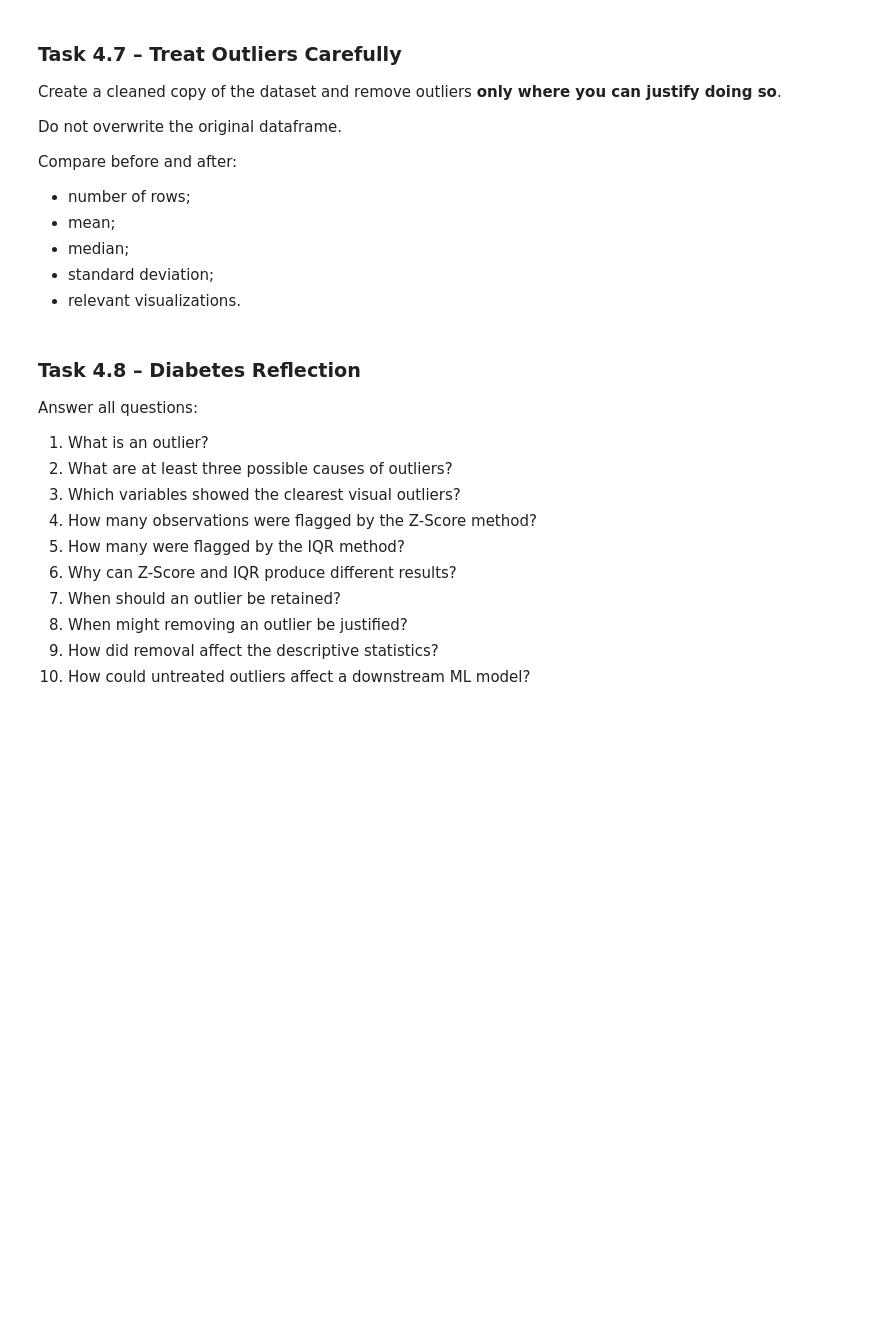
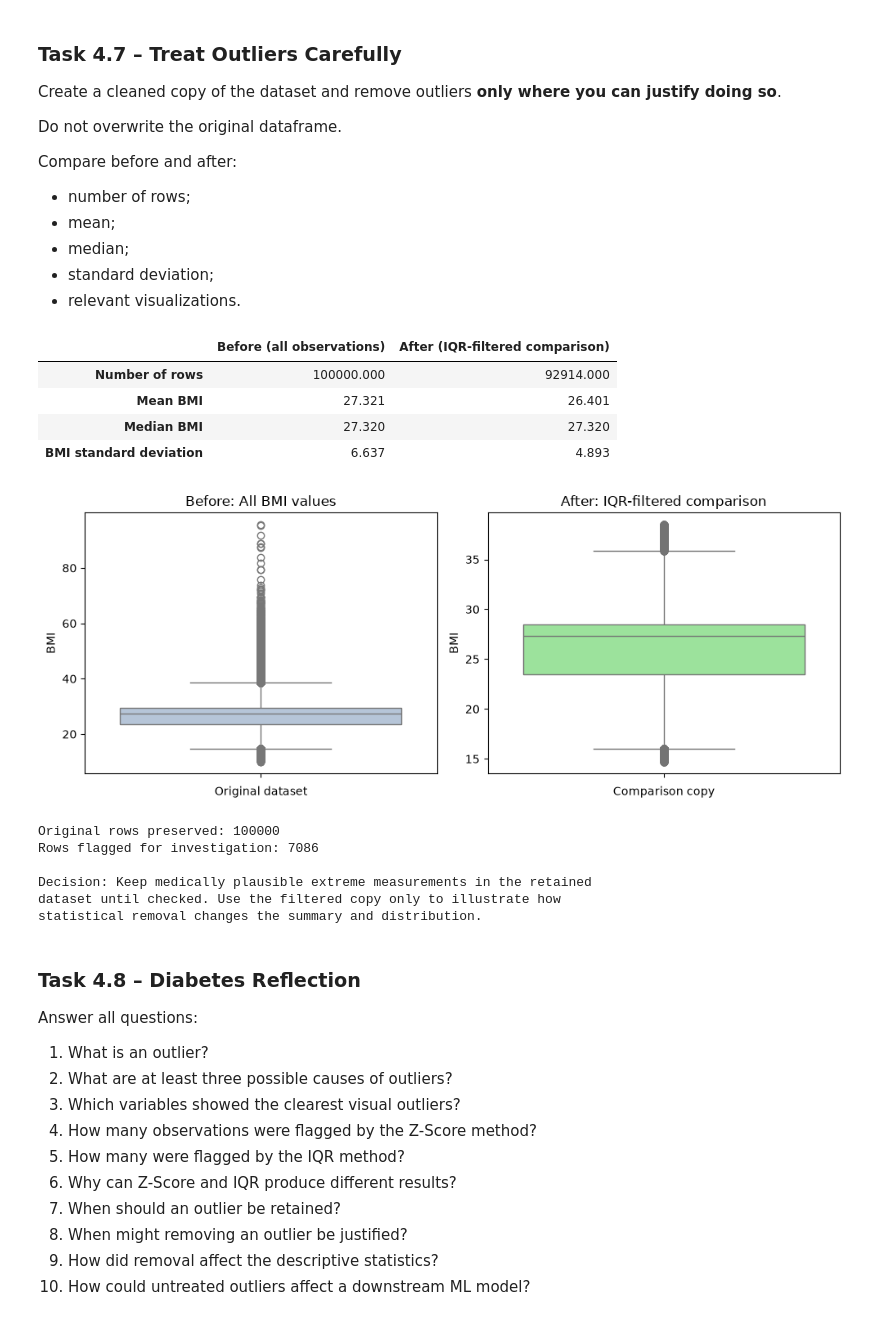
Before and after one commit to AlamirConestoga/Tidying_Cleaning_Imputation_Outlier_Detection, a Jupyter notebook: week5Lab_Students.ipynb, the cells around one changed output. Saved outputs shown, nothing was run; the diff lists cells and outputs as text; code cells hidden in the pictures; blank space fills up the shorter version.

```diff
--- a/week5Lab_Students.ipynb
+++ b/week5Lab_Students.ipynb
@@ -1004,0 +1154,17 @@ Identify observations outside those bounds and report the outlier count.
+# %%
+# Task 4.5 - IQR method for BMI
+q1 = bmi.quantile(0.25)
+q3 = bmi.quantile(0.75)
+iqr = q3 - q1
+lower_bound = q1 - 1.5 * iqr
+upper_bound = q3 + 1.5 * iqr
+
+iqr_outliers = (bmi < lower_bound) | (bmi > upper_bound)
+print(f"BMI Q1: {q1:.3f}")
+print(f"BMI Q3: {q3:.3f}")
+print(f"BMI IQR (Q3 - Q1): {iqr:.3f}")
+print(f"Lower bound: {lower_bound:.3f}")
+print(f"Upper bound: {upper_bound:.3f}")
+print("IQR outliers in BMI:", int(iqr_outliers.sum()))
+print("Outlier percentage:", round(iqr_outliers.mean() * 100, 2), "%")
+display(diabetes.loc[iqr_outliers, ["age", "bmi", "HbA1c_level", "blood_glucose_level"]].head())
@@ -1036,3 +1232,50 @@ Compare before and after:
+# %%
+# Task 4.7 - Preserve raw data and illustrate effects of removing IQR flags
+# IMPORTANT: This is an educational comparison, not a claim that unusual BMIs are wrong.
+diabetes_review = diabetes.copy()
+diabetes_review["bmi_iqr_outlier"] = iqr_outliers
+
+# Comparison copy only: remove BMI values flagged by the IQR rule.
+diabetes_filtered = diabetes_review.loc[~diabetes_review["bmi_iqr_outlier"]].copy()
+
+before = diabetes["bmi"]
+after = diabetes_filtered["bmi"]
+summary = pd.DataFrame({
+    "Before (all observations)": [len(diabetes), before.mean(), before.median(), before.std()],
+    "After (IQR-filtered comparison)": [len(diabetes_filtered), after.mean(), after.median(), after.std()],
+}, index=["Number of rows", "Mean BMI", "Median BMI", "BMI standard deviation"])
+display(summary.round(3))
+
+fig, axes = plt.subplots(1, 2, figsize=(10, 4))
+sns.boxplot(y=before, ax=axes[0], color="lightsteelblue")
+axes[0].set_title("Before: All BMI values")
+axes[0].set_ylabel("BMI")
+axes[0].set_xlabel("Original dataset")
+sns.boxplot(y=after, ax=axes[1], color="lightgreen")
+axes[1].set_title("After: IQR-filtered comparison")
+axes[1].set_ylabel("BMI")
+axes[1].set_xlabel("Comparison copy")
+plt.tight_layout()
+plt.show()
+
+print("Original rows preserved:", len(diabetes))
+print("Rows flagged for investigation:", int(diabetes_review["bmi_iqr_outlier"].sum()))
+print("\nDecision: Keep medically plausible extreme measurements in the retained")
+print("dataset until checked. Use the filtered copy only to illustrate how")
+print("statistical removal changes the summary and distribution.")
+# %% [output]
+|  | Before (all observations) | After (IQR-filtered comparison) |
+| Number of rows | 100000.000 | 92914.000 |
+| Mean BMI | 27.321 | 26.401 |
+| Median BMI | 27.320 | 27.320 |
+| BMI standard deviation | 6.637 | 4.893 |
+[figure, added]
+Original rows preserved: 100000
+Rows flagged for investigation: 7086
+
+Decision: Keep medically plausible extreme measurements in the retained
+dataset until checked. Use the filtered copy only to illustrate how
+statistical removal changes the summary and distribution.
 # %% [markdown]
 ### **Task 4.8 – Diabetes Reflection**
 
```
Also changed, not shown: parts of 16 cells of this notebook, 1 other file.
